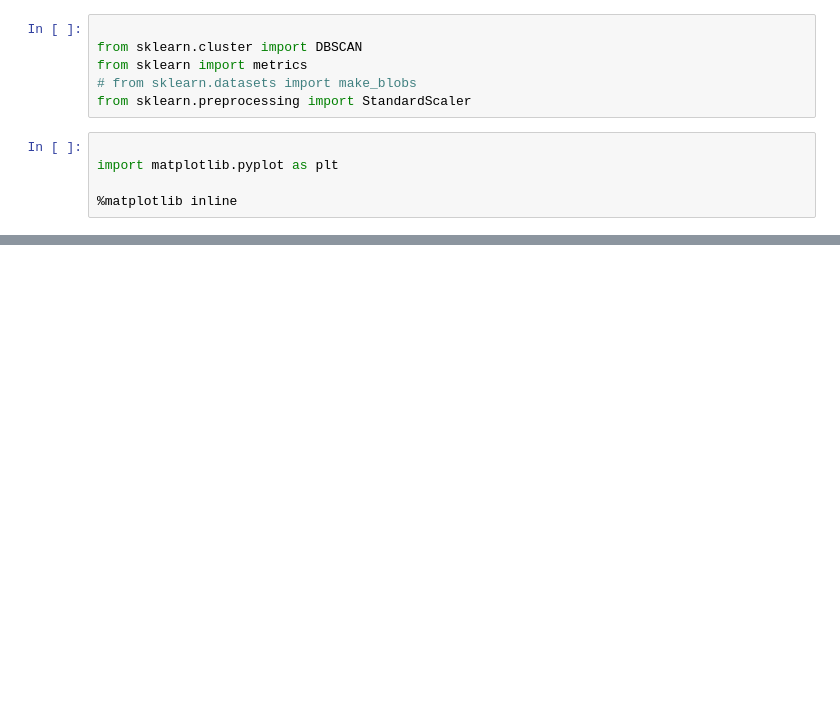
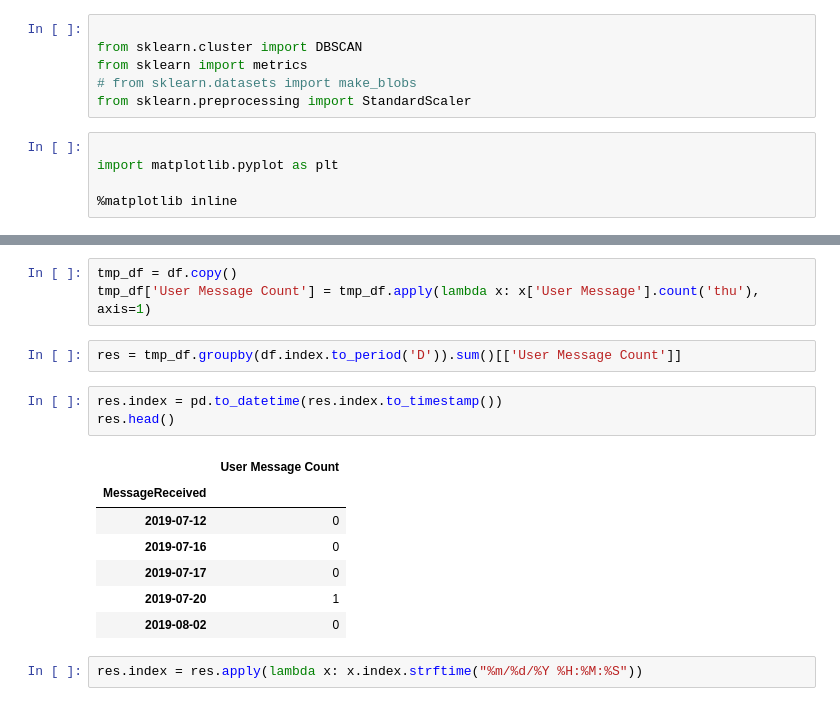
Before and after one commit to luungoc2005/botbot-analytics-demo, a Jupyter notebook: analytics-backend/test.ipynb, the cells around one changed output, grey strips where cells are left out. Cells and saved outputs as stored; diff of their text form; blank space fills up the shorter version.

```diff
--- a/analytics-backend/test.ipynb
+++ b/analytics-backend/test.ipynb
@@ -178,0 +178,18 @@ labels.shape
+# %%
+tmp_df = df.copy()
+tmp_df['User Message Count'] = tmp_df.apply(lambda x: x['User Message'].count('thu'), axis=1)
+# %%
+res = tmp_df.groupby(df.index.to_period('D')).sum()[['User Message Count']]
+# %%
+res.index = pd.to_datetime(res.index.to_timestamp())
+res.head()
+# %% [output]
+|  | User Message Count |
+| MessageReceived |  |
+| 2019-07-12 | 0 |
+| 2019-07-16 | 0 |
+| 2019-07-17 | 0 |
+| 2019-07-20 | 1 |
+| 2019-08-02 | 0 |
+# %%
+res.index = res.apply(lambda x: x.index.strftime("%m/%d/%Y %H:%M:%S"))
```
Also changed, not shown: parts of 15 cells of this notebook, 11 other files.
